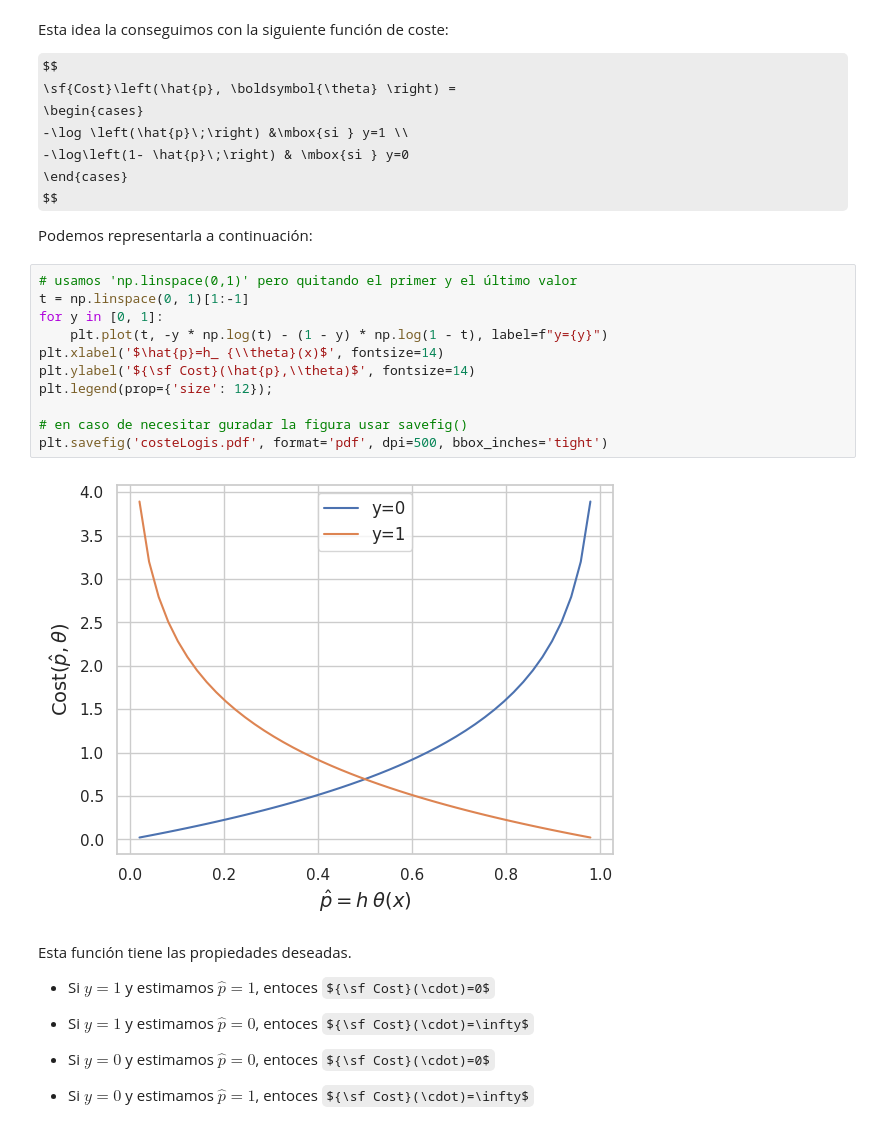
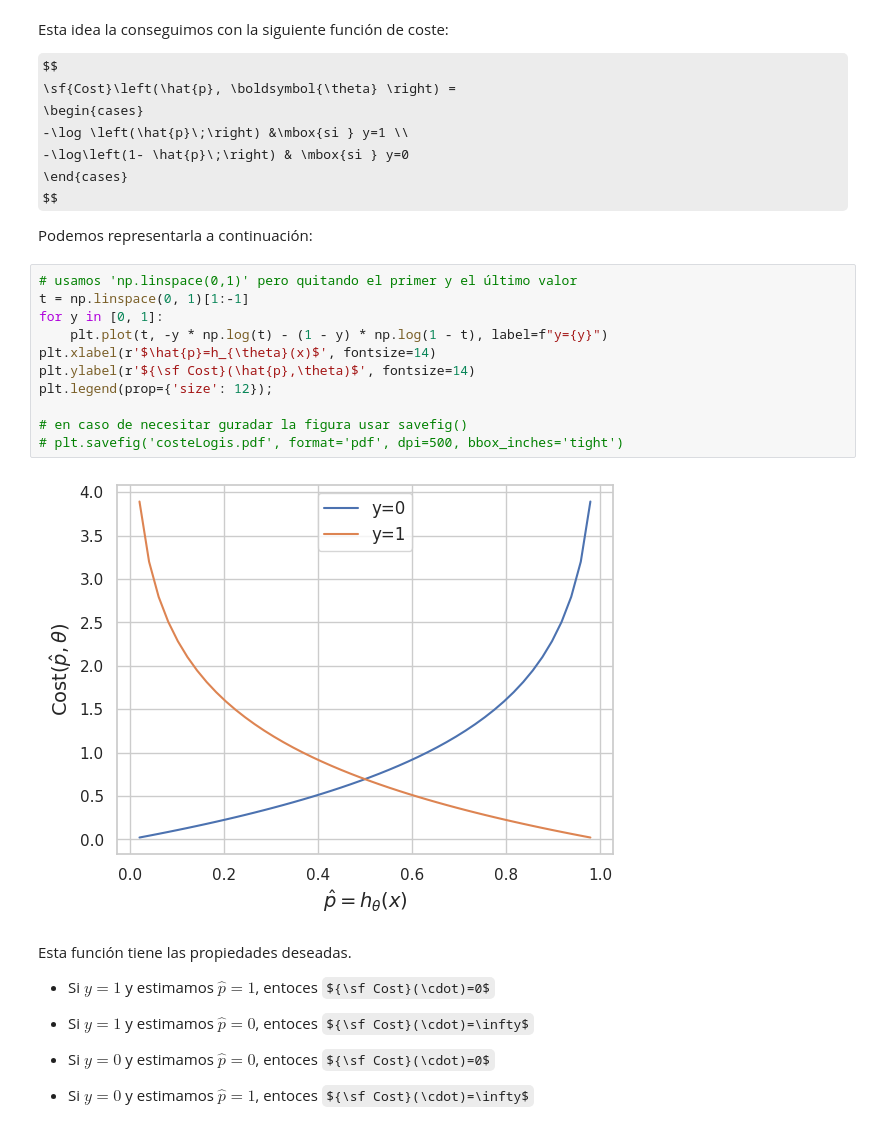
Before and after one commit to plopezmp/AmI, a Jupyter notebook: AmI_Logistic_Regression.ipynb, the cells around one changed output. Saved outputs shown, nothing was run; the diff lists cells and outputs as text; some formulas as TeX source.

```diff
--- a/AmI_Logistic_Regression.ipynb
+++ b/AmI_Logistic_Regression.ipynb
@@ -147,16 +147,16 @@ Podemos representarla a continuación:
 # %%
 # usamos 'np.linspace(0,1)' pero quitando el primer y el último valor
 t = np.linspace(0, 1)[1:-1]
 for y in [0, 1]:
     plt.plot(t, -y * np.log(t) - (1 - y) * np.log(1 - t), label=f"y={y}")
-plt.xlabel('$\hat{p}=h_ {\\theta}(x)$', fontsize=14)
-plt.ylabel('${\sf Cost}(\hat{p},\\theta)$', fontsize=14)
+plt.xlabel(r'$\hat{p}=h_{\theta}(x)$', fontsize=14)
+plt.ylabel(r'${\sf Cost}(\hat{p},\theta)$', fontsize=14)
 plt.legend(prop={'size': 12});
 
 # en caso de necesitar guradar la figura usar savefig()
-plt.savefig('costeLogis.pdf', format='pdf', dpi=500, bbox_inches='tight')
+# plt.savefig('costeLogis.pdf', format='pdf', dpi=500, bbox_inches='tight')
 # %% [output]
-[figure, old version]
+[figure, new version]
 # %% [markdown]
 Esta función tiene las propiedades deseadas.
 
```
Also changed, not shown: parts of 1 cell of this notebook.
